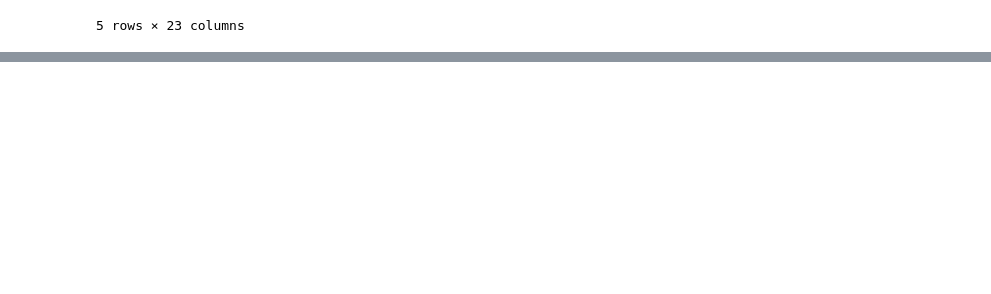
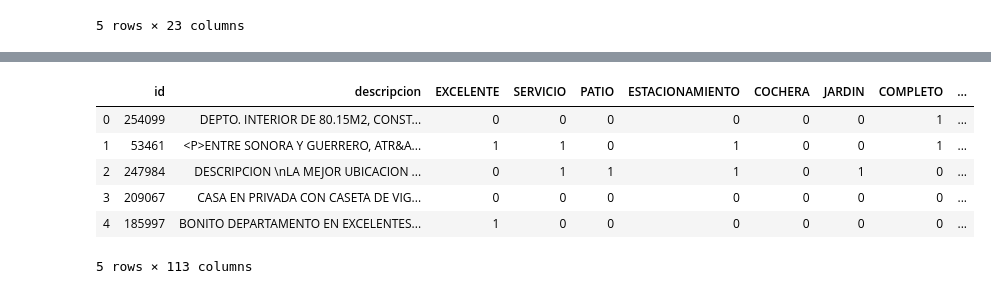
Before and after one commit to patopizzini/Organizacion_Datos_2C2019, a Jupyter notebook: TP2/TP2 JM generacion datos.ipynb, the cells around one changed output, grey strips where cells are left out. Cells and saved outputs as stored; diff of their text form; code cells hidden in the pictures; blank space fills up the shorter version.

```diff
--- a/TP2/TP2 JM generacion datos.ipynb
+++ b/TP2/TP2 JM generacion datos.ipynb
@@ -310,0 +1064,11 @@ trainProcesado.head()
+# %%
+#Vemos el resultado
+descFeatures.head()
+# %% [output]
+|  | id | descripcion | EXCELENTE | SERVICIO | PATIO | ESTACIONAMIENTO | COCHERA | JARDIN | COMPLETO | ... |
+| 0 | 254099 | DEPTO. INTERIOR DE 80.15M2, CONST... | 0 | 0 | 0 | 0 | 0 | 0 | 1 | ... |
+| 1 | 53461 | <P>ENTRE SONORA Y GUERRERO, ATR&A... | 1 | 1 | 0 | 1 | 0 | 0 | 1 | ... |
+| 2 | 247984 | DESCRIPCION \nLA MEJOR UBICACION ... | 0 | 1 | 1 | 1 | 0 | 1 | 0 | ... |
+| 3 | 209067 | CASA EN PRIVADA CON CASETA DE VIG... | 0 | 0 | 0 | 0 | 0 | 0 | 0 | ... |
+| 4 | 185997 | BONITO DEPARTAMENTO EN EXCELENTES... | 1 | 0 | 0 | 0 | 0 | 0 | 0 | ... |
+5 rows × 113 columns
```
Also changed, not shown: parts of 15 cells of this notebook, 5 other files.
